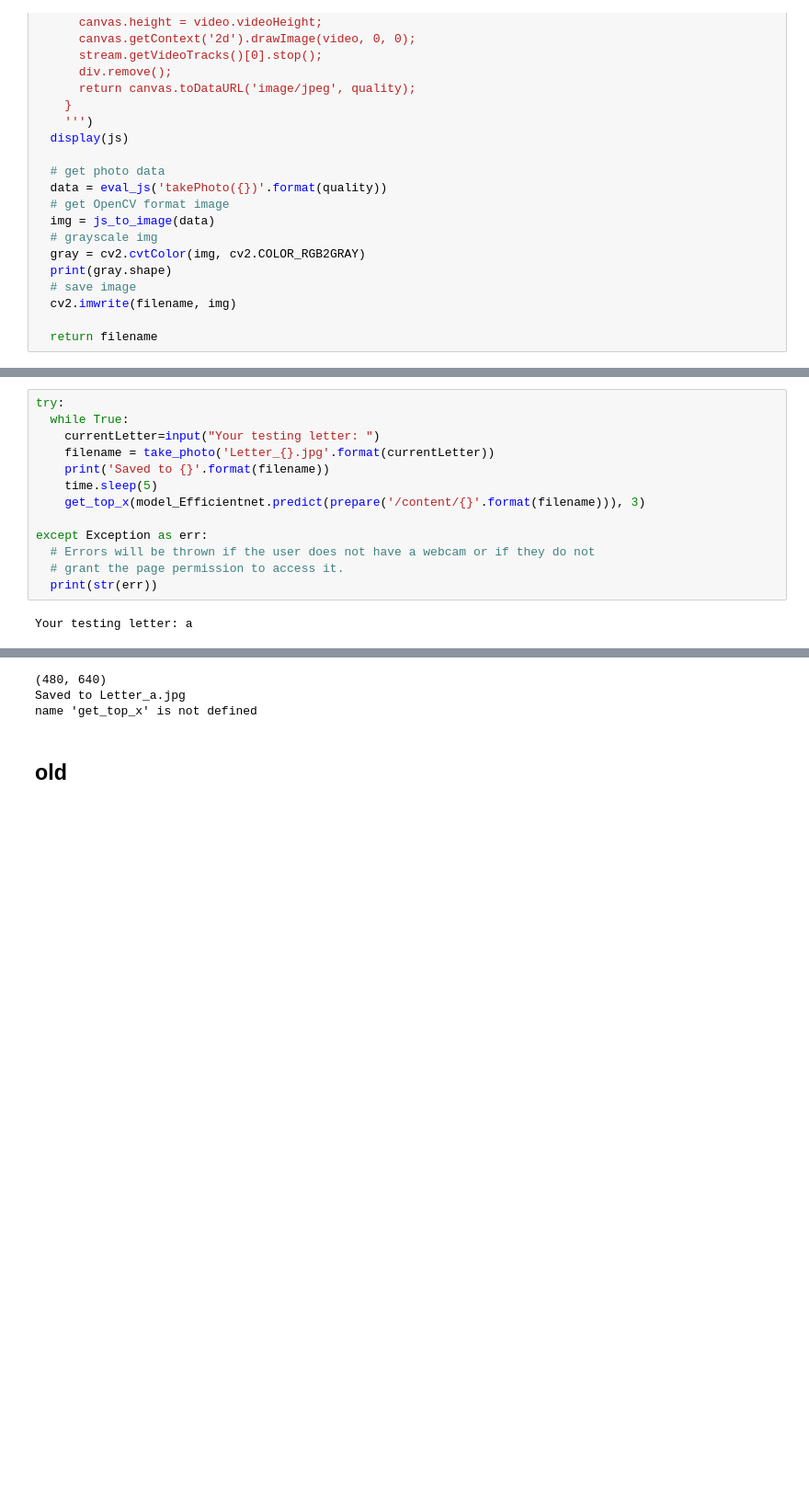
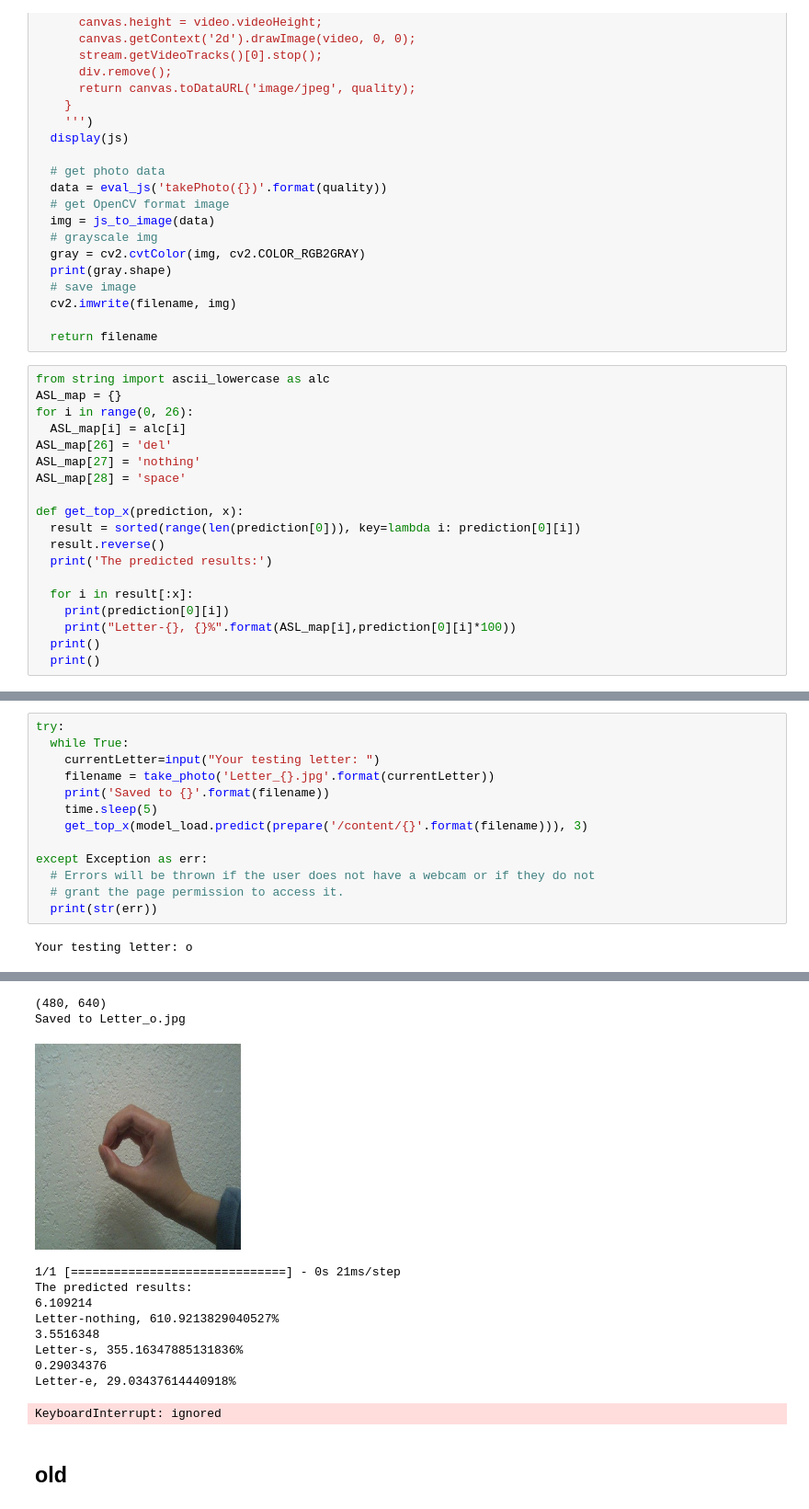
Before and after one commit to Barry-Tan/ASL-Alphabet-Detector, a Jupyter notebook: ASL_Preprocessing_mobileNetV2.ipynb, the cells around one changed output, grey strips where cells are left out. Shown at 92% size. Cells and saved outputs as stored; diff of their text form; blank space fills up the shorter version.

```diff
--- a/ASL_Preprocessing_mobileNetV2.ipynb
+++ b/ASL_Preprocessing_mobileNetV2.ipynb
@@ -397,3 +397,22 @@ def take_photo(filename='photo.jpg', quality=0.8):
   cv2.imwrite(filename, img)
 
   return filename
+# %%
+from string import ascii_lowercase as alc
+ASL_map = {}
+for i in range(0, 26):
+  ASL_map[i] = alc[i]
+ASL_map[26] = 'del'
+ASL_map[27] = 'nothing'
+ASL_map[28] = 'space'
+
+def get_top_x(prediction, x):
+  result = sorted(range(len(prediction[0])), key=lambda i: prediction[0][i])
+  result.reverse()
+  print('The predicted results:')
+
+  for i in result[:x]:
+    print(prediction[0][i])
+    print("Letter-{}, {}%".format(ASL_map[i],prediction[0][i]*100))
+  print()
+  print()
@@ -400,22 +462,31 @@ def take_photo(filename='photo.jpg', quality=0.8):
 # %%
 try:
   while True:
     currentLetter=input("Your testing letter: ")
     filename = take_photo('Letter_{}.jpg'.format(currentLetter))
     print('Saved to {}'.format(filename))
     time.sleep(5)
-    get_top_x(model_Efficientnet.predict(prepare('/content/{}'.format(filename))), 3)
+    get_top_x(model_load.predict(prepare('/content/{}'.format(filename))), 3)
 
 except Exception as err:
   # Errors will be thrown if the user does not have a webcam or if they do not
   # grant the page permission to access it.
   print(str(err))
 # %% [output]
-Your testing letter: a
+Your testing letter: o
 [interactive output not drawn]
 (480, 640)
-Saved to Letter_a.jpg
-name 'get_top_x' is not defined
+Saved to Letter_o.jpg
+[figure, added]
+1/1 [==============================] - 0s 21ms/step
+The predicted results:
+6.109214
+Letter-nothing, 610.9213829040527%
+3.5516348
+Letter-s, 355.16347885131836%
+0.29034376
+Letter-e, 29.03437614440918%
+KeyboardInterrupt: ignored
 # %% [markdown]
 ## old
 # %%
```
Also changed, not shown: parts of 6 cells of this notebook.
